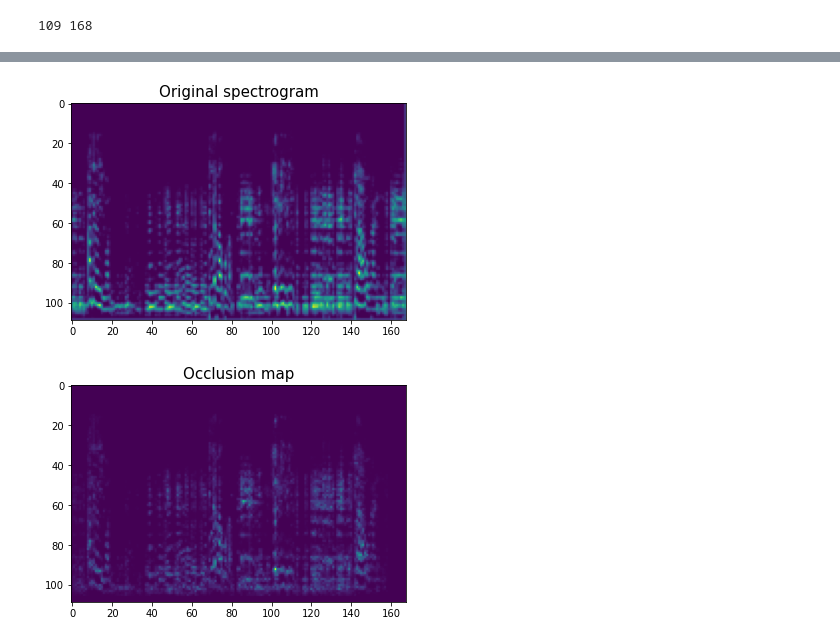
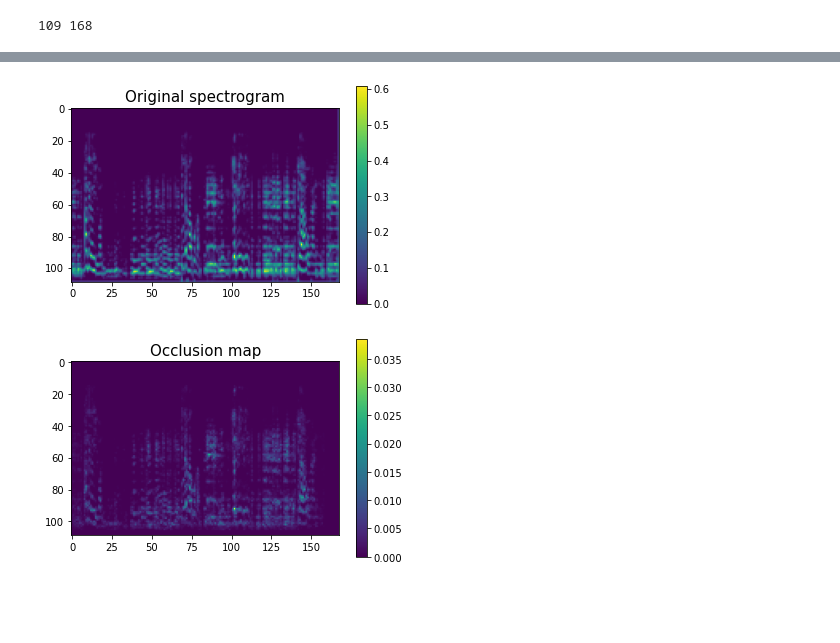
Before and after one commit to boldloop/interpretable-MR, a Jupyter notebook: occlusion_map.ipynb, the cells around one changed output, grey strips where cells are left out. Saved outputs shown, nothing was run; the diff lists cells and outputs as text; code cells hidden in the pictures; blank space fills up the shorter version.

Commit message:
Added unsightly colorbars

```diff
--- a/occlusion_map.ipynb
+++ b/occlusion_map.ipynb
@@ -129,17 +124,19 @@ for output in all_outputs:
 # %%
 # now reshape and display masked spectrogram
 all_diffs = np.array(all_diffs)
 mask = all_diffs.reshape(-1, 168)
 
 fig = plt.figure(facecolor="white")
 plt.title("Original spectrogram", fontsize=15)
 plt.imshow(np.squeeze(test_data.detach().numpy()))
+plt.colorbar()
 plt.show()
 
 fig = plt.figure(facecolor="white")
 plt.title("Occlusion map", fontsize=15)
 plt.imshow(mask)
+plt.colorbar()
 plt.show()
 # %% [output]
-[figure, old version]
+[figure, new version]
-[figure, old version]
+[figure, new version]
```
Also changed, not shown: parts of 1 cell of this notebook.
